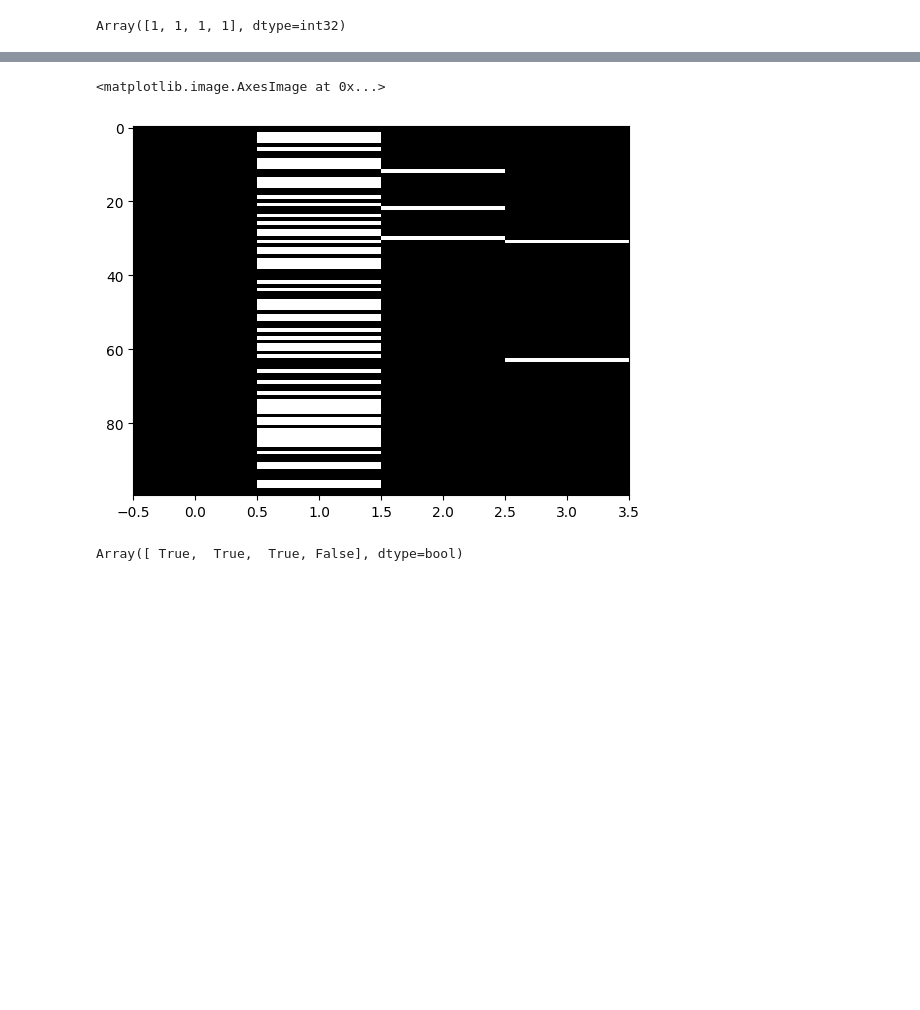
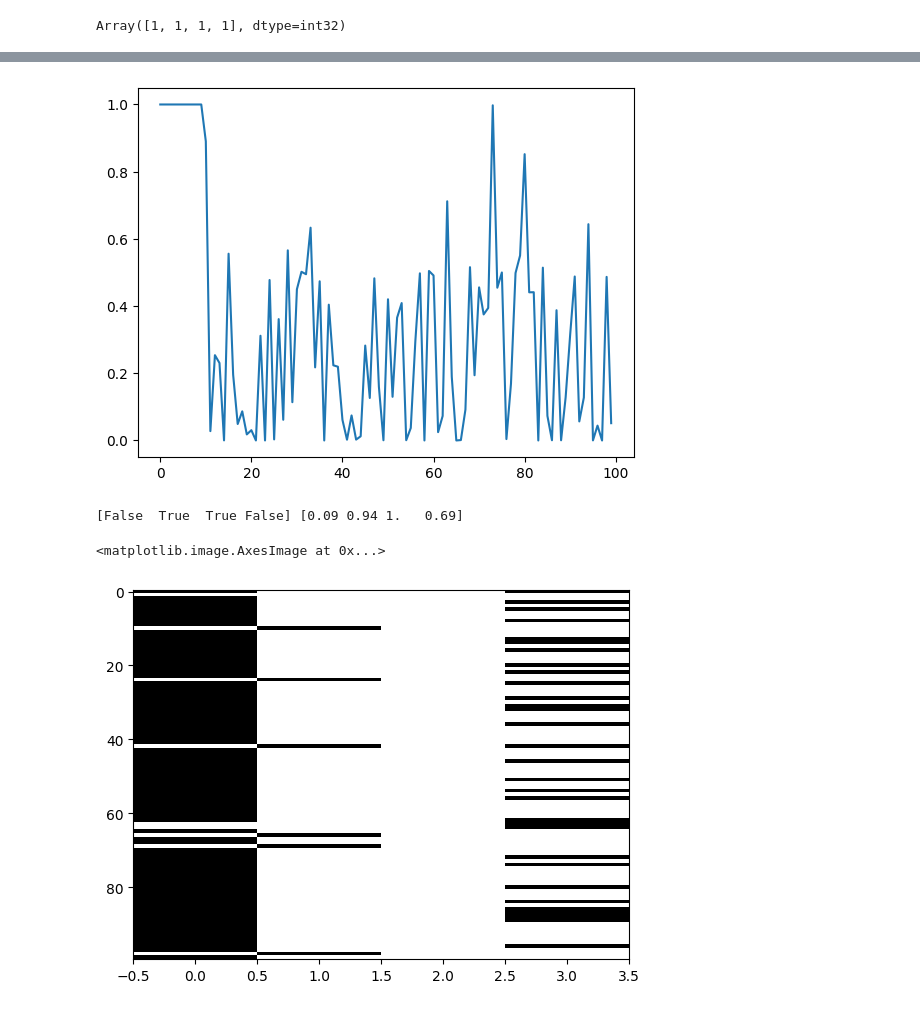
Before and after one commit to mackelab/dmri, a Jupyter notebook: dmri_model_selection.ipynb, the cells around one changed output, grey strips where cells are left out. Saved outputs shown, nothing was run; the diff lists cells and outputs as text; code cells hidden in the pictures; blank space fills up the shorter version.

```diff
--- a/dmri_model_selection.ipynb
+++ b/dmri_model_selection.ipynb
@@ -77,9 +78,9 @@ flat_thetas, unflatten = jax.flatten_util.ravel_pytree(thetas)
 
 NUM_AQUISITIONS = 100
 
-def generate_data(key, bvals, bvecs):
+def generate_data(key):
     rng_component_mask, rng_params, rng_simulator = jax.random.split(key,3)
-    component_mask = jax.random.bernoulli(rng_component_mask, 0.5, (simulator.num_components,))
+    component_mask = jax.random.bernoulli(rng_component_mask, 0.3, (simulator.num_components,))
     params = jax.random.normal(rng_params, flat_thetas.shape)
     params = unflatten(params)
     f = nnx.merge(graphdef, params)
@@ -99,13 +89,11 @@ theta_list
 # %%
 from functools import partial
 
-bvals = jax.random.uniform(jax.random.key(0), (100,), minval=100, maxval=3000)
-bvecs = jax.random.normal(jax.random.key(1), (100,3))
 
 @partial(jax.jit, static_argnums=(1,))
 def batch_sampler(key, batch_size=512):
     keys = jax.random.split(key, batch_size)
-    components, thetas, signal= jax.vmap(lambda k:generate_data(k, bvals,bvecs))(keys)
+    components, thetas, signal= jax.vmap(lambda k:generate_data(k))(keys)
     xs = signal.reshape((batch_size, -1))
     return components, thetas, xs
 
@@ -114,4 +102,4 @@ def train_data_generator(key, batch_size):
         key, subkey = jax.random.split(key)
         yield batch_sampler(subkey, batch_size)
 
-train_data = train_data_generator(jax.random.PRNGKey(0), 512)
+train_data = train_data_generator(jax.random.PRNGKey(0), 1024)
@@ -124,8 +106,8 @@ def z_score(x):
 # %%
 from models import ModelIdentificationDecoder, MLP
 # %%
-embedding_net = MLP([NUM_AQUISITIONS, 100,50], rngs=nnx.Rngs(0))
-decoder = ModelIdentificationDecoder(50,50, rngs=nnx.Rngs(1), num_heads=4, num_layers=4, widening_factor=4, context_net=embedding_net)
+embedding_net = MLP([NUM_AQUISITIONS, 100,100], rngs=nnx.Rngs(0))
+decoder = ModelIdentificationDecoder(100,100, rngs=nnx.Rngs(1), num_heads=4, num_layers=4, widening_factor=4, context_net=embedding_net)
 
 
 class Model(nnx.Module, experimental_pytree=True):
@@ -133,7 +115,6 @@ class Model(nnx.Module, experimental_pytree=True):
         self.decoder = decoder
         self.num_components = num_components
     def __call__(self, components, thetas, x_o):
-        x_o = z_score(x_o)
         logits = self.decoder(components, x_o)
         return logits
 
@@ -161,7 +138,10 @@ def loss_fn(params, data):
 
     logits = model(components,thetas, xs)
 
-    return optax.sigmoid_binary_cross_entropy(logits, components).mean()
+    loss_model_selection =  optax.sigmoid_binary_cross_entropy(logits, components).sum()
+
+
+    return loss_model_selection
 
 @jax.jit
 def update(params, opt_state, data):
@@ -200,13 +181,17 @@ nnx.update(model, params)
 # %%
 components, thetas, xs = next(train_data)
 # %%
-components_pred = model.sample_components(jax.random.PRNGKey(4),100, xs[15])
+idx = 2
 
-plt.imshow(components_pred, aspect='auto', cmap="Greys")
+components_pred = model.sample_components(jax.random.PRNGKey(4),100, xs[idx])
+
+
+plt.plot(xs[idx])
+plt.show()
+print(components[idx], components_pred.mean(0))
+plt.imshow(components_pred, aspect='auto', cmap="Greys_r")
 # %% [output]
+[figure, new version]
-<matplotlib.image.AxesImage at 0x...>
+[False  True  True False] [0.09 0.94 1.   0.69]
-[figure, old version]
+<matplotlib.image.AxesImage at 0x...>
+[figure, added]
-# %%
-components[15]
-# %% [output]
-Array([ True,  True,  True, False], dtype=bool)
```
Also changed, not shown: parts of 8 cells of this notebook, 8 other files.
